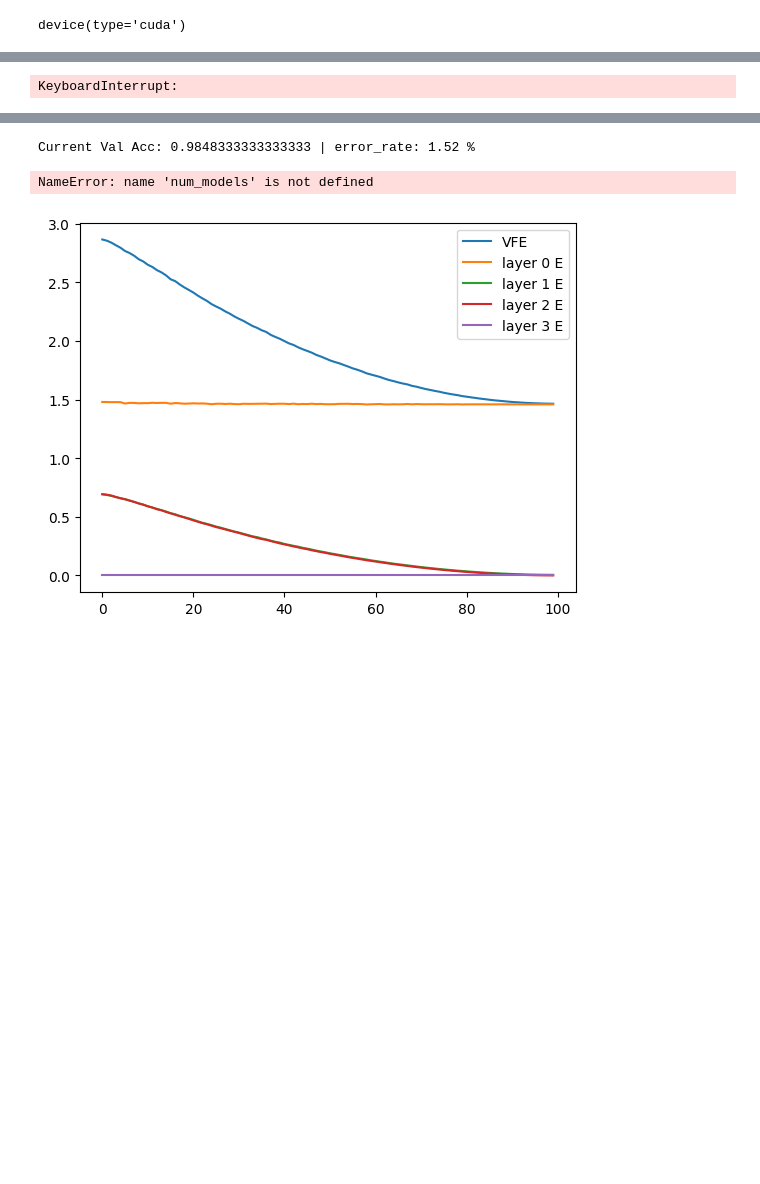
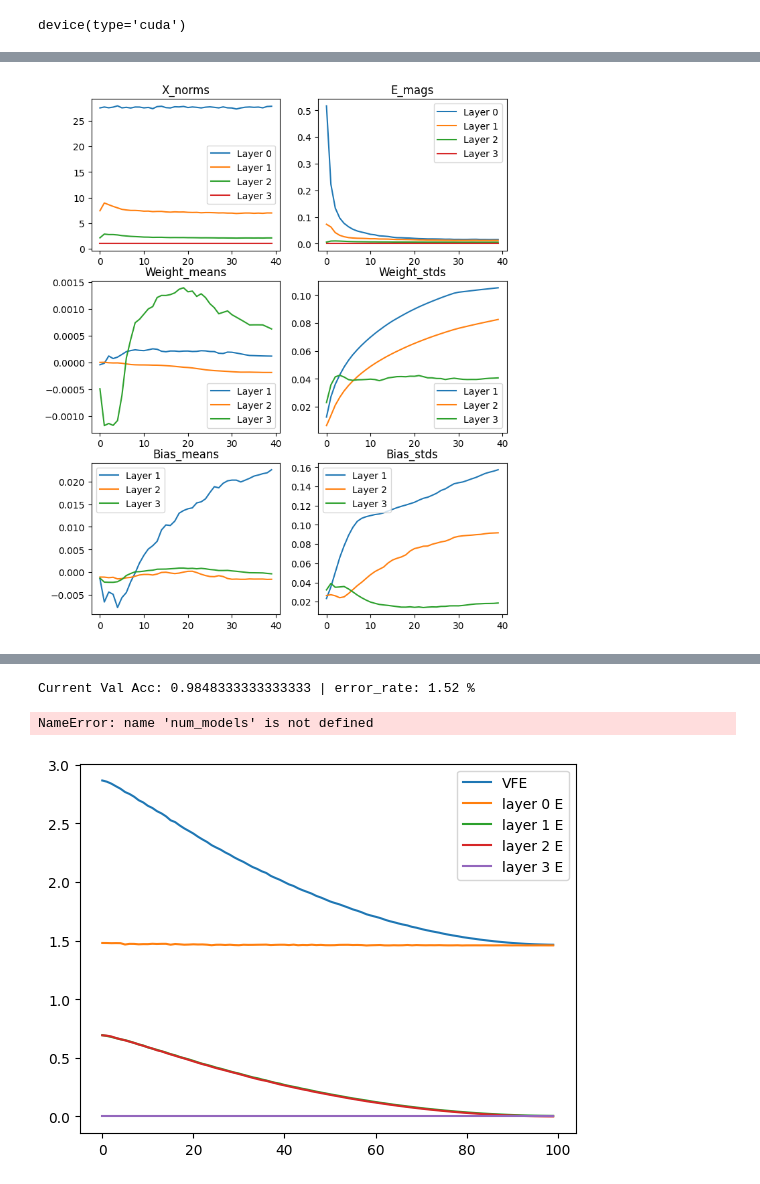
Before and after one commit to joeagriffith/pclib, a Jupyter notebook: examples/mnist/mnist_pclinear_inv.ipynb, the cells around one changed output, grey strips where cells are left out. Cells and saved outputs as stored; diff of their text form; code cells hidden in the pictures; blank space fills up the shorter version.

```diff
--- a/examples/mnist/mnist_pclinear_inv.ipynb
+++ b/examples/mnist/mnist_pclinear_inv.ipynb
@@ -109,41 +109,41 @@ stats = None
 # %%
 # Train Loop
 LEARNING_RATE = 0.001
-NUM_EPOCHS = 20
+NUM_EPOCHS = 30
 BATCH_SIZE = 1000
 REG_COEFF = 0.2
 
 step, stats = train(
     model,
     train_dataset,
     val_dataset,
     NUM_EPOCHS,
     LEARNING_RATE,
     batch_size=BATCH_SIZE,
     reg_coeff=REG_COEFF,
     step=step,
     stats=stats,
     device=device,
     optim='AdamW',
 )
 LEARNING_RATE = 0.0001
-NUM_EPOCHS = 0
+NUM_EPOCHS = 10
 step, stats = train(
     model,
     train_dataset,
     val_dataset,
     NUM_EPOCHS,
     LEARNING_RATE,
     batch_size=BATCH_SIZE,
     reg_coeff=REG_COEFF,
     step=step,
     stats=stats,
     device=device,
     optim='AdamW',
 )
 
 plot_stats(stats, model)
 # %% [output]
-KeyboardInterrupt:
+[figure, added]
 # %%
 targets = torch.arange(NUM_CLASSES).to(device)
```
Also changed, not shown: parts of 3 cells of this notebook, 8 other files.
